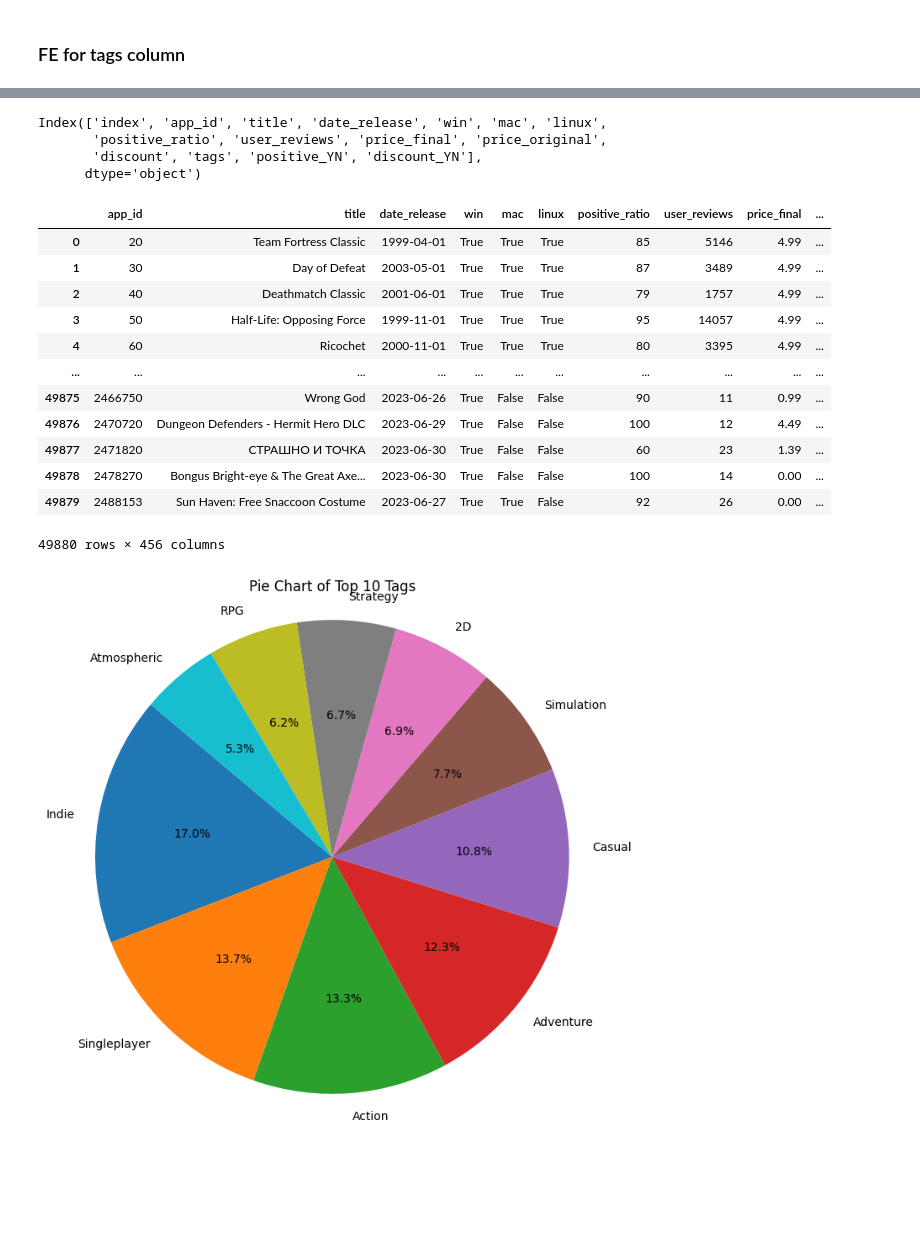
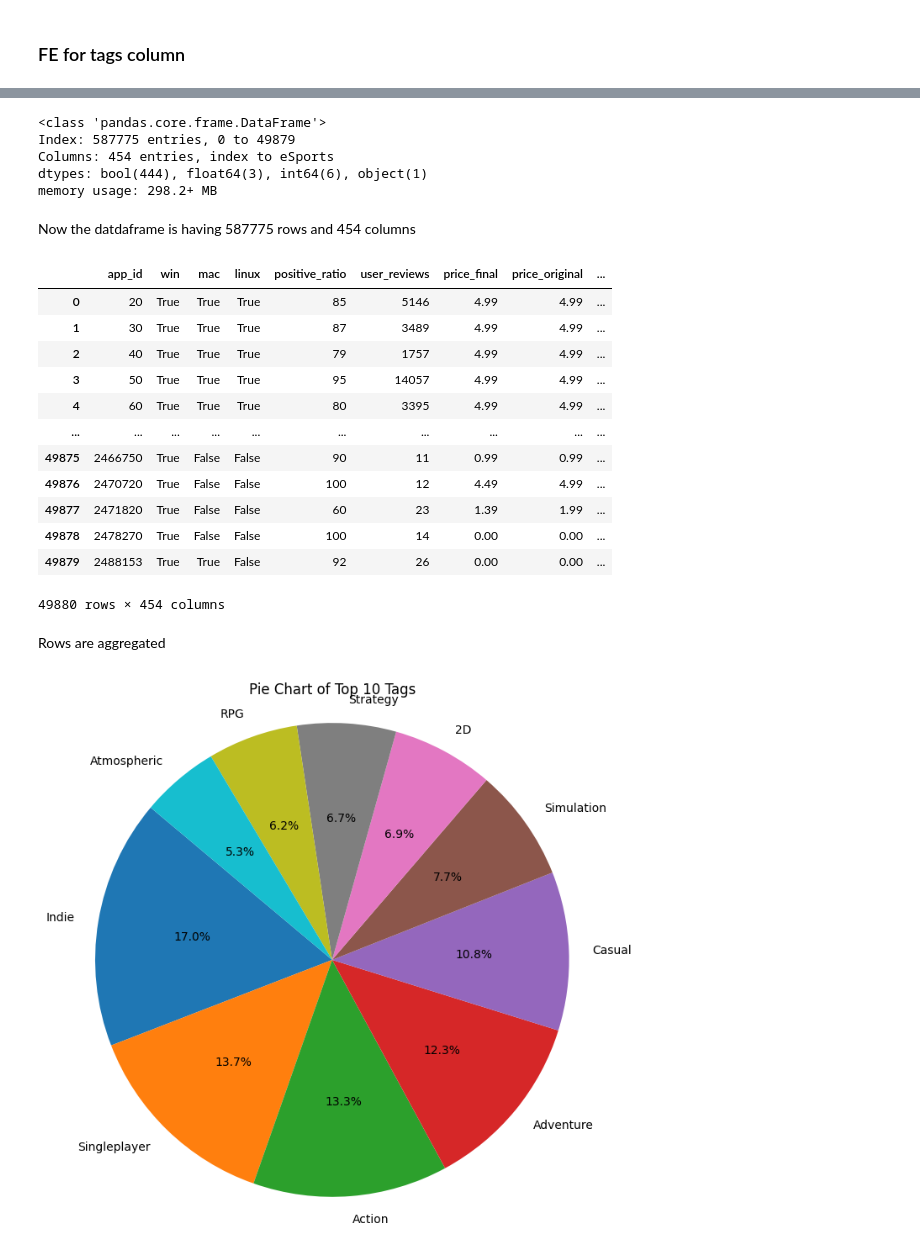
Before and after one commit to kaka5050/MBAN-6110, a Jupyter notebook: Project/MBAN6110_Proj_Oscar_1.ipynb, the cells around one changed output, grey strips where cells are left out. Cells and saved outputs as stored; diff of their text form; code cells hidden in the pictures; blank space fills up the shorter version.

```diff
--- a/Project/MBAN6110_Proj_Oscar_1.ipynb
+++ b/Project/MBAN6110_Proj_Oscar_1.ipynb
@@ -89,10 +110,3 @@ df.drop('description', axis = 1)
 df.isnull().sum(axis=1).sum()
 # %% [output]
 0
-# %%
-# drop duplicated row
-df.drop_duplicates(subset=['app_id', 'title', 'date_release', 'win', 'mac', 'linux',
-                             'rating', 'positive_ratio', 'user_reviews', 'price_final',
-                             'price_original', 'discount', 'steam_deck'], inplace=True)
-
-df.info()
@@ -116,0 +120,15 @@ memory usage: 4.4+ MB
+# %%
+import pandas as pd
+
+# Assuming you have a DataFrame named df
+# Convert lists to tuples in the 'tags' column
+df['tags'] = df['tags'].apply(tuple)
+
+# Drop duplicate rows and keep the first occurrence of each duplicated row
+df.drop_duplicates(inplace=True)
+
+# Restore tuples back to lists in the 'tags' column if needed
+df['tags'] = df['tags'].apply(list)
+
+# Check the DataFrame after dropping duplicates
+df.info()
@@ -116,0 +153,3 @@ memory usage: 4.4+ MB
+# %%
+# drop the 'app_id', 'title', 'date_release' columns, as they are the categorical and numeric factor
+df = df.drop(['title', 'date_release'], axis = 1)
@@ -314,4 +381 @@ df_clean.head()
-# %%
-# Drop description column
-df_clean = df_clean.drop('description', axis=1)
 # %%
@@ -426,37 +545,44 @@ tags_dummies = pd.get_dummies(df_clean_t1['tags'])
 # %%
 # concat the columns
 df_clean_t1 = pd.concat([df_clean_t1,tags_dummies], axis=1)
-# %%
-df_clean.columns
-# %% [output]
-Index(['index', 'app_id', 'title', 'date_release', 'win', 'mac', 'linux',
-       'positive_ratio', 'user_reviews', 'price_final', 'price_original',
-       'discount', 'tags', 'positive_YN', 'discount_YN'],
-      dtype='object')
+# %%
+df_clean_t1.info()
+# %% [output]
+<class 'pandas.core.frame.DataFrame'>
+Index: 587775 entries, 0 to 49879
+Columns: 454 entries, index to eSports
+dtypes: bool(444), float64(3), int64(6), object(1)
+memory usage: 298.2+ MB
+# %% [markdown]
+Now the datdaframe is having 587775 rows and 454 columns
 # %%
+# aggregate the rows using rows except the tags
+
 import pandas as pd
 
 # List of columns to group by (excluding 'tags')
-groupby_columns = ['app_id', 'title', 'date_release', 'win', 'mac', 'linux', 'positive_ratio', 'user_reviews', 'price_final', 'price_original', 'discount', 'positive_YN', 'discount_YN']
+groupby_columns = ['app_id', 'win', 'mac', 'linux', 'positive_ratio', 'user_reviews', 'price_final', 'price_original', 'discount', 'positive_YN', 'discount_YN']
 
 # Aggregate the data using 'max()' as an example (choose the appropriate aggregation function for your use case)
 aggregated_df = df_clean_t1.groupby(groupby_columns, as_index=False).max()
 
 aggregated_df
 # %% [output]
-|  | app_id | title | date_release | win | mac | linux | positive_ratio | user_reviews | price_final | ... |
-| 0 | 20 | Team Fortress Classic | 1999-04-01 | True | True | True | 85 | 5146 | 4.99 | ... |
-| 1 | 30 | Day of Defeat | 2003-05-01 | True | True | True | 87 | 3489 | 4.99 | ... |
-| 2 | 40 | Deathmatch Classic | 2001-06-01 | True | True | True | 79 | 1757 | 4.99 | ... |
-| 3 | 50 | Half-Life: Opposing Force | 1999-11-01 | True | True | True | 95 | 14057 | 4.99 | ... |
-| 4 | 60 | Ricochet | 2000-11-01 | True | True | True | 80 | 3395 | 4.99 | ... |
-| ... | ... | ... | ... | ... | ... | ... | ... | ... | ... | ... |
-| 49875 | 2466750 | Wrong God | 2023-06-26 | True | False | False | 90 | 11 | 0.99 | ... |
-| 49876 | 2470720 | Dungeon Defenders - Hermit Hero DLC | 2023-06-29 | True | False | False | 100 | 12 | 4.49 | ... |
-| 49877 | 2471820 | СТРАШНО И ТОЧКА | 2023-06-30 | True | False | False | 60 | 23 | 1.39 | ... |
-| 49878 | 2478270 | Bongus Bright-eye & The Great Axe... | 2023-06-30 | True | False | False | 100 | 14 | 0.00 | ... |
-| 49879 | 2488153 | Sun Haven: Free Snaccoon Costume | 2023-06-27 | True | True | False | 92 | 26 | 0.00 | ... |
+|  | app_id | win | mac | linux | positive_ratio | user_reviews | price_final | price_original | ... |
+| 0 | 20 | True | True | True | 85 | 5146 | 4.99 | 4.99 | ... |
+| 1 | 30 | True | True | True | 87 | 3489 | 4.99 | 4.99 | ... |
+| 2 | 40 | True | True | True | 79 | 1757 | 4.99 | 4.99 | ... |
+| 3 | 50 | True | True | True | 95 | 14057 | 4.99 | 4.99 | ... |
+| 4 | 60 | True | True | True | 80 | 3395 | 4.99 | 4.99 | ... |
+| ... | ... | ... | ... | ... | ... | ... | ... | ... | ... |
+| 49875 | 2466750 | True | False | False | 90 | 11 | 0.99 | 0.99 | ... |
+| 49876 | 2470720 | True | False | False | 100 | 12 | 4.49 | 4.99 | ... |
+| 49877 | 2471820 | True | False | False | 60 | 23 | 1.39 | 1.99 | ... |
+| 49878 | 2478270 | True | False | False | 100 | 14 | 0.00 | 0.00 | ... |
+| 49879 | 2488153 | True | True | False | 92 | 26 | 0.00 | 0.00 | ... |
-49880 rows × 456 columns
+49880 rows × 454 columns
+# %% [markdown]
+Rows are aggregated
 # %%
 # count the number of unique value in the tags column
 value_counts_series_t10 = df_clean_t1['tags'].value_counts().head(10)
```
Also changed, not shown: parts of 85 cells of this notebook.
